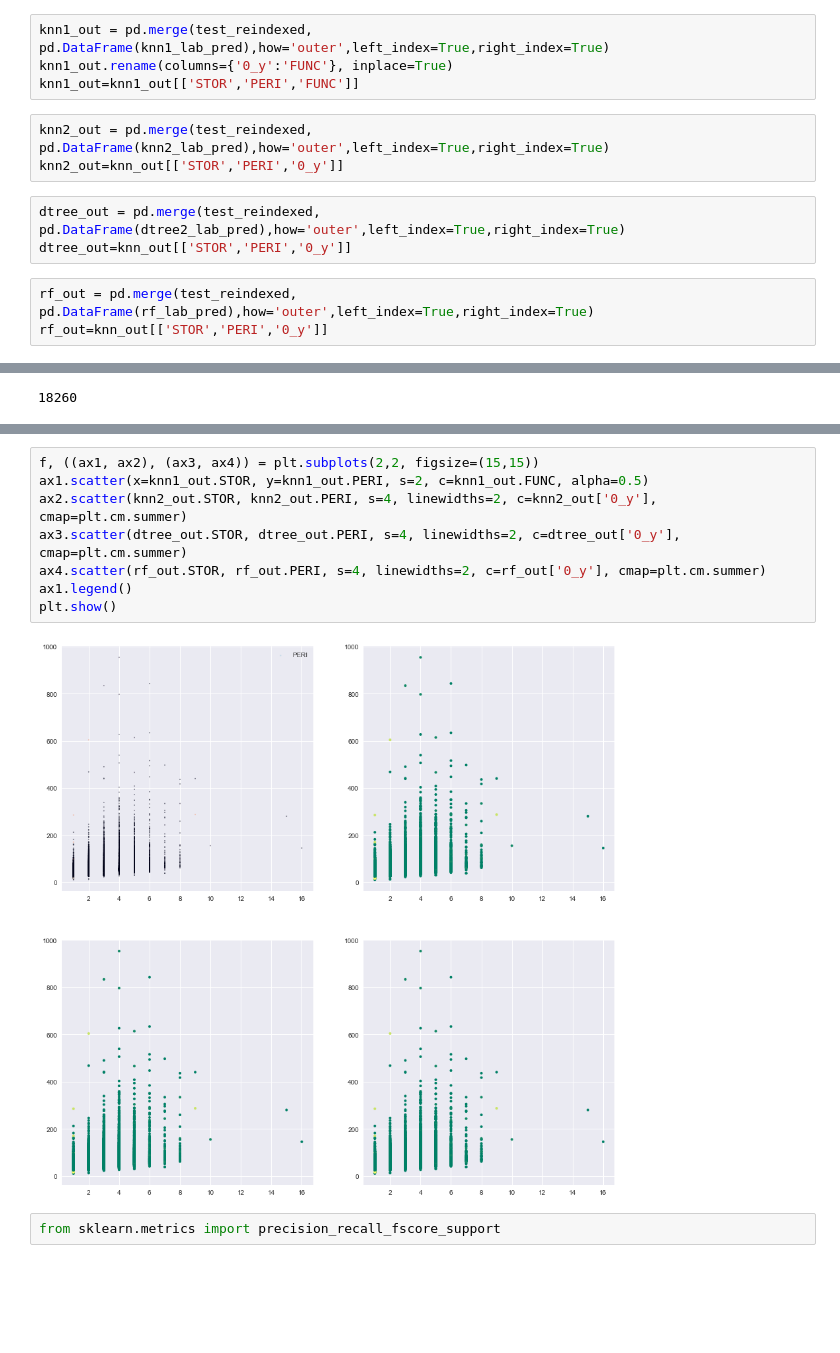
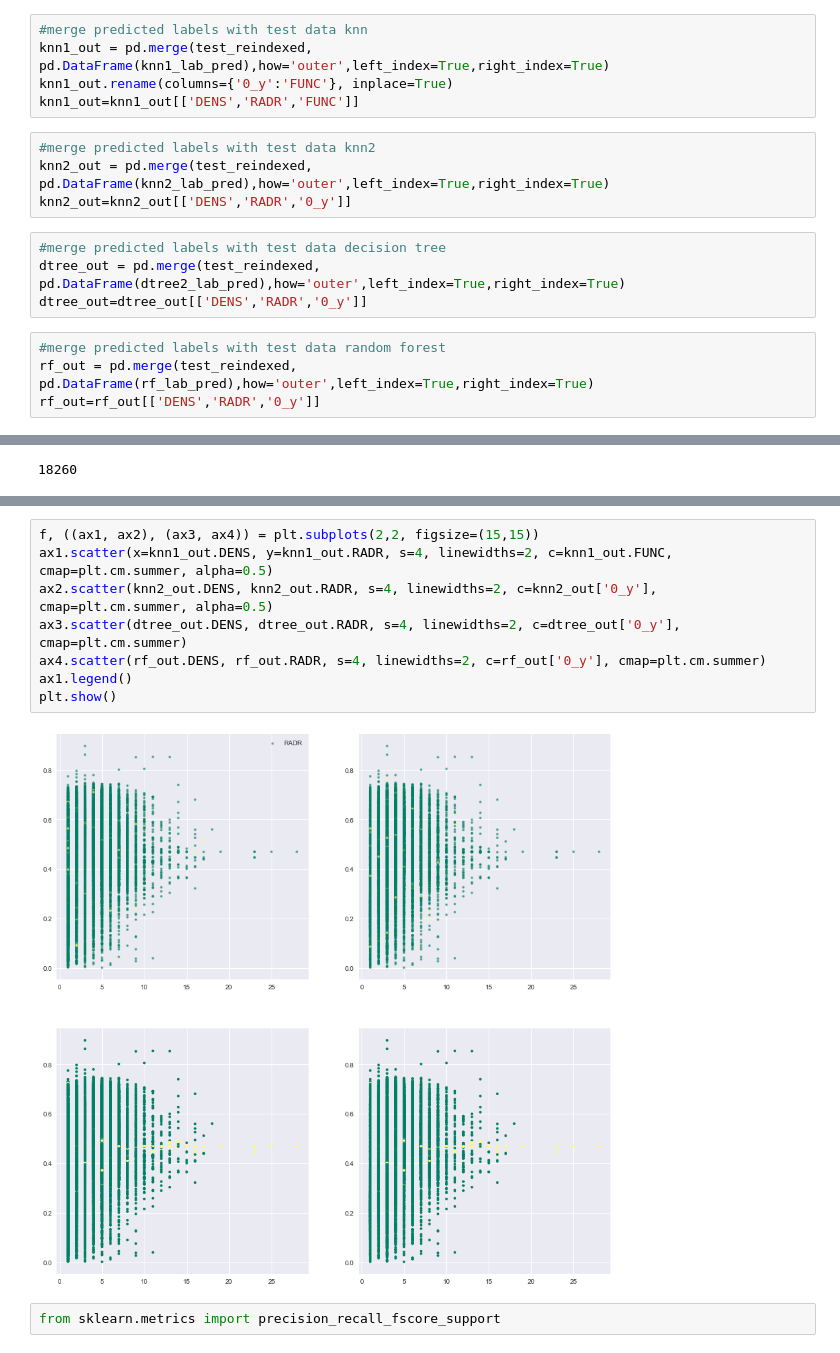
Before and after one commit to melanieimfeld/BuildingTypeClassificationSciKit, a Jupyter notebook: Final_analysis.ipynb, the cells around one changed output, grey strips where cells are left out. Drawn from its saved outputs; the diff is of its cells as text; blank space fills up the shorter version.

```diff
--- a/Final_analysis.ipynb
+++ b/Final_analysis.ipynb
@@ -1498,13 +1338,17 @@ test_reindexed = test_d.reset_index(drop=True)
 # %%
+#merge predicted labels with test data knn
 knn1_out = pd.merge(test_reindexed, pd.DataFrame(knn1_lab_pred),how='outer',left_index=True,right_index=True)
 knn1_out.rename(columns={'0_y':'FUNC'}, inplace=True)
-knn1_out=knn1_out[['STOR','PERI','FUNC']]
+knn1_out=knn1_out[['DENS','RADR','FUNC']]
 # %%
+#merge predicted labels with test data knn2
 knn2_out = pd.merge(test_reindexed, pd.DataFrame(knn2_lab_pred),how='outer',left_index=True,right_index=True)
-knn2_out=knn_out[['STOR','PERI','0_y']]
+knn2_out=knn2_out[['DENS','RADR','0_y']]
 # %%
+#merge predicted labels with test data decision tree
 dtree_out = pd.merge(test_reindexed, pd.DataFrame(dtree2_lab_pred),how='outer',left_index=True,right_index=True)
-dtree_out=knn_out[['STOR','PERI','0_y']]
+dtree_out=dtree_out[['DENS','RADR','0_y']]
 # %%
+#merge predicted labels with test data random forest
 rf_out = pd.merge(test_reindexed, pd.DataFrame(rf_lab_pred),how='outer',left_index=True,right_index=True)
-rf_out=knn_out[['STOR','PERI','0_y']]
+rf_out=rf_out[['DENS','RADR','0_y']]
@@ -1539,13 +1373,13 @@ len(test_d)
 # %%
 f, ((ax1, ax2), (ax3, ax4)) = plt.subplots(2,2, figsize=(15,15))
-ax1.scatter(x=knn1_out.STOR, y=knn1_out.PERI, s=2, c=knn1_out.FUNC, alpha=0.5)
-ax2.scatter(knn2_out.STOR, knn2_out.PERI, s=4, linewidths=2, c=knn2_out['0_y'], cmap=plt.cm.summer)
-ax3.scatter(dtree_out.STOR, dtree_out.PERI, s=4, linewidths=2, c=dtree_out['0_y'], cmap=plt.cm.summer)
-ax4.scatter(rf_out.STOR, rf_out.PERI, s=4, linewidths=2, c=rf_out['0_y'], cmap=plt.cm.summer)
+ax1.scatter(x=knn1_out.DENS, y=knn1_out.RADR, s=4, linewidths=2, c=knn1_out.FUNC, cmap=plt.cm.summer, alpha=0.5)
+ax2.scatter(knn2_out.DENS, knn2_out.RADR, s=4, linewidths=2, c=knn2_out['0_y'], cmap=plt.cm.summer, alpha=0.5)
+ax3.scatter(dtree_out.DENS, dtree_out.RADR, s=4, linewidths=2, c=dtree_out['0_y'], cmap=plt.cm.summer)
+ax4.scatter(rf_out.DENS, rf_out.RADR, s=4, linewidths=2, c=rf_out['0_y'], cmap=plt.cm.summer)
 ax1.legend()
 plt.show()
 # %% [output]
-[figure, old version]
+[figure, new version]
 # %%
 from sklearn.metrics import precision_recall_fscore_support
 # %%
```
Also changed, not shown: parts of 268 cells of this notebook, 4 other files.
